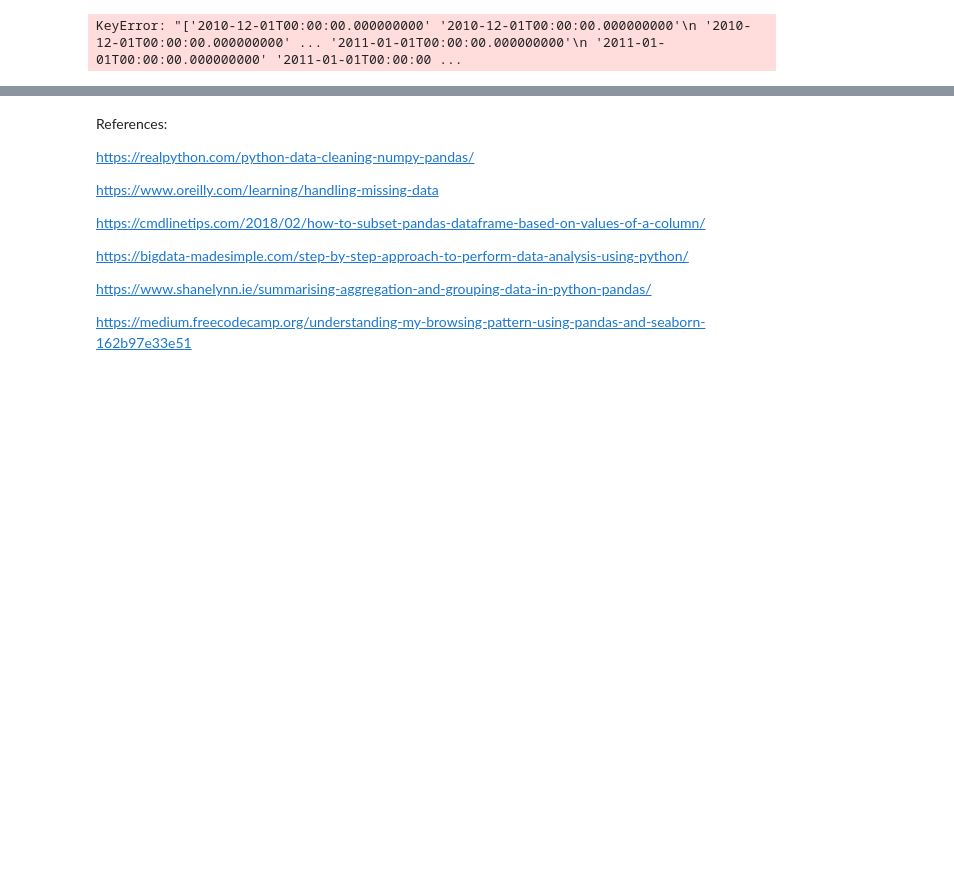
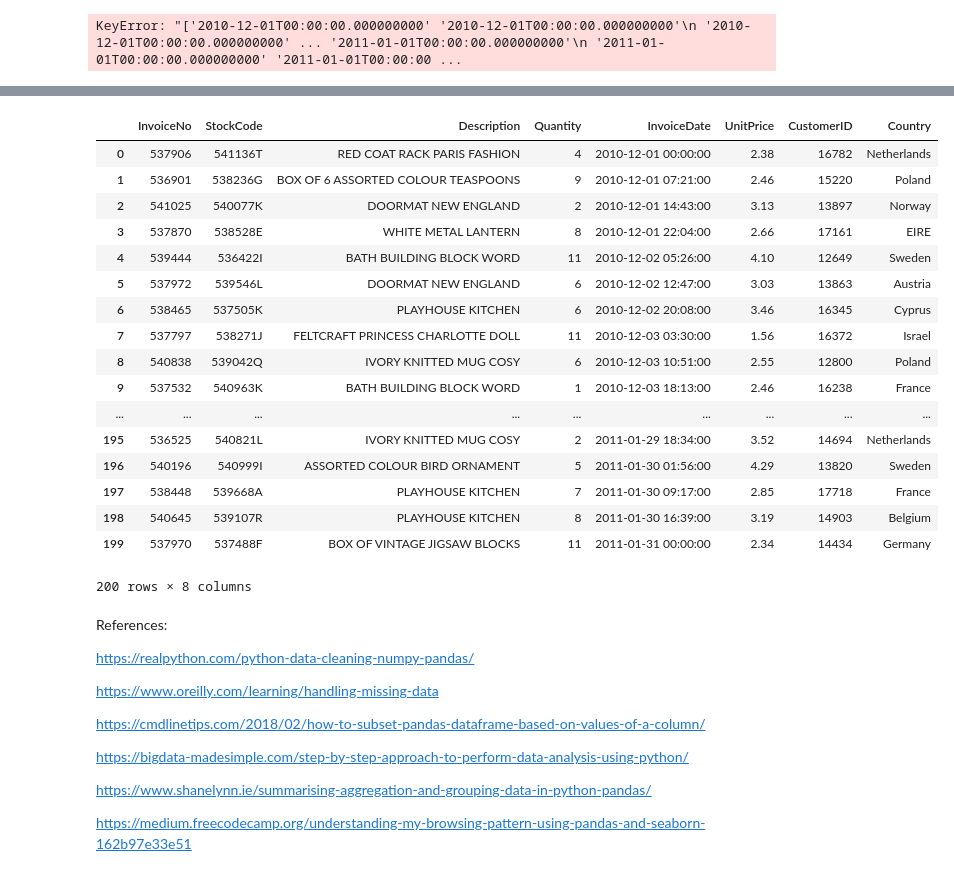
Before and after one commit to RitRa/Programming-Project-Dec-2018, a Jupyter notebook: Online Retail Data - Project 2018.ipynb, the cells around one changed output, grey strips where cells are left out. Saved outputs shown, nothing was run; the diff lists cells and outputs as text; code cells hidden in the pictures; blank space fills up the shorter version.

```diff
--- a/Online Retail Data - Project 2018.ipynb
+++ b/Online Retail Data - Project 2018.ipynb
@@ -587,0 +705,7 @@ AttributeError: 'Series' object has no attribute 'pivot'
+# %%
+# standard deviation
+pricedev = df['UnitPrice'].std()
+# %%
+#using mean and std from above to generate the numbers with np.random.normal
+unitprice = np.round(np.random.normal(loc=pricemean, scale=pricedev, size=size), 2)
+unitprice
@@ -587,0 +736,7 @@ AttributeError: 'Series' object has no attribute 'pivot'
+# %%
+# adapted from https://pandas.pydata.org/pandas-docs/stable/timeseries.html
+rng = pd.date_range('12/01/2010', '01/31/2011', periods=size)
+
+# To remove the extra decimal places
+invoicedatedata = pd.Series(rng).dt.round("min")
+invoicedatedata
@@ -587,0 +764,9 @@ AttributeError: 'Series' object has no attribute 'pivot'
+# %%
+country = ['United Kingdom', 'France', 'Australia', 'Netherlands', 'Germany',
+       'Norway', 'EIRE', 'Switzerland', 'Spain', 'Poland', 'Portugal',
+       'Italy', 'Belgium', 'Lithuania', 'Japan', 'Iceland',
+       'Channel Islands', 'Denmark', 'Cyprus', 'Sweden', 'Austria',
+       'Israel', 'Finland', 'Bahrain']
+
+countries = [np.random.choice(country) for i in range(size)]
+countries
@@ -588,3 +796,32 @@ AttributeError: 'Series' object has no attribute 'pivot'
+# %%
+#pulling all the the arrays togther and renaming if necessary
+mydict = { "InvoiceNo":invoice, "StockCode":stockcode, "Description": description, 'Quantity': quantity,
+          "InvoiceDate":invoicedatedata, 'UnitPrice':unitprice, "CustomerID":CustomerID, "Country":countries}
+
+# calling the dictionary + ordering columns
+mydf = pd.DataFrame(mydict,
+                  columns=['InvoiceNo', 'StockCode', 'Description', 'Quantity', 'InvoiceDate', 'UnitPrice', 'CustomerID', 'Country'])
+
+mydf
+# %% [output]
+|  | InvoiceNo | StockCode | Description | Quantity | InvoiceDate | UnitPrice | CustomerID | Country |
+| 0 | 537906 | 541136T | RED COAT RACK PARIS FASHION | 4 | 2010-12-01 00:00:00 | 2.38 | 16782 | Netherlands |
+| 1 | 536901 | 538236G | BOX OF 6 ASSORTED COLOUR TEASPOONS | 9 | 2010-12-01 07:21:00 | 2.46 | 15220 | Poland |
+| 2 | 541025 | 540077K | DOORMAT NEW ENGLAND | 2 | 2010-12-01 14:43:00 | 3.13 | 13897 | Norway |
+| 3 | 537870 | 538528E | WHITE METAL LANTERN | 8 | 2010-12-01 22:04:00 | 2.66 | 17161 | EIRE |
+| 4 | 539444 | 536422I | BATH BUILDING BLOCK WORD | 11 | 2010-12-02 05:26:00 | 4.10 | 12649 | Sweden |
+| 5 | 537972 | 539546L | DOORMAT NEW ENGLAND | 6 | 2010-12-02 12:47:00 | 3.03 | 13863 | Austria |
+| 6 | 538465 | 537505K | PLAYHOUSE KITCHEN | 6 | 2010-12-02 20:08:00 | 3.46 | 16345 | Cyprus |
+| 7 | 537797 | 538271J | FELTCRAFT PRINCESS CHARLOTTE DOLL | 11 | 2010-12-03 03:30:00 | 1.56 | 16372 | Israel |
+| 8 | 540838 | 539042Q | IVORY KNITTED MUG COSY | 6 | 2010-12-03 10:51:00 | 2.55 | 12800 | Poland |
+| 9 | 537532 | 540963K | BATH BUILDING BLOCK WORD | 1 | 2010-12-03 18:13:00 | 2.46 | 16238 | France |
+| ... | ... | ... | ... | ... | ... | ... | ... | ... |
+| 195 | 536525 | 540821L | IVORY KNITTED MUG COSY | 2 | 2011-01-29 18:34:00 | 3.52 | 14694 | Netherlands |
+| 196 | 540196 | 540999I | ASSORTED COLOUR BIRD ORNAMENT | 5 | 2011-01-30 01:56:00 | 4.29 | 13820 | Sweden |
+| 197 | 538448 | 539668A | PLAYHOUSE KITCHEN | 7 | 2011-01-30 09:17:00 | 2.85 | 17718 | France |
+| 198 | 540645 | 539107R | PLAYHOUSE KITCHEN | 8 | 2011-01-30 16:39:00 | 3.19 | 14903 | Belgium |
+| 199 | 537970 | 537488F | BOX OF VINTAGE JIGSAW BLOCKS | 11 | 2011-01-31 00:00:00 | 2.34 | 14434 | Germany |
+200 rows × 8 columns
 # %% [markdown]
 References:
 
```
Also changed, not shown: parts of 27 cells of this notebook, 1 other file.
